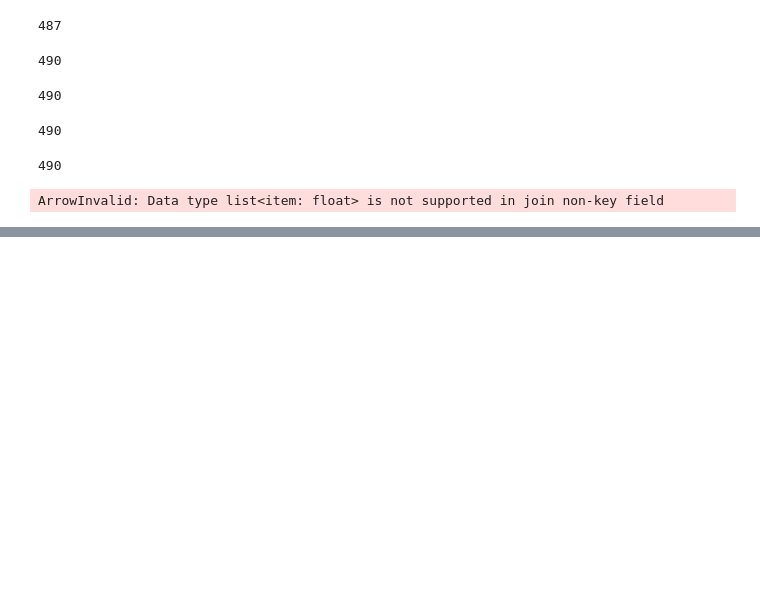
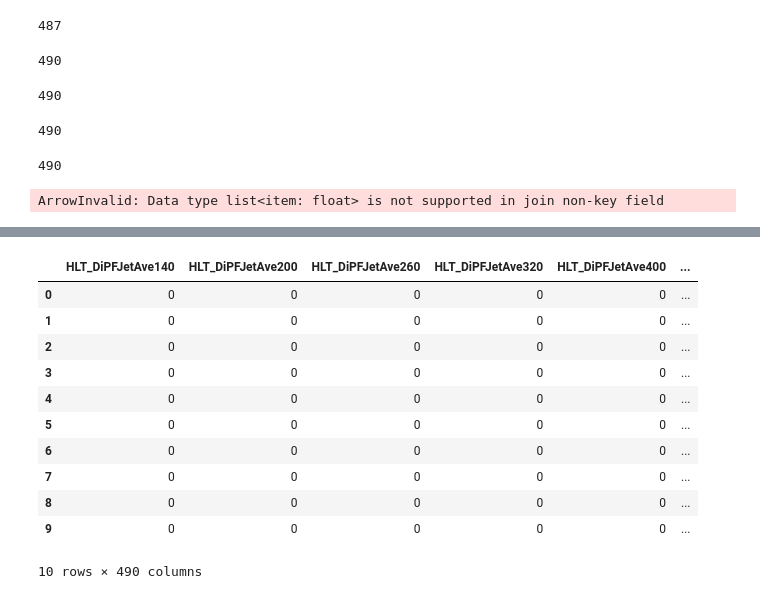
Before and after one commit to JayjeetAtGithub/nanoevents-joins, a Jupyter notebook: joins.ipynb, the cells around one changed output, grey strips where cells are left out. Saved outputs shown, nothing was run; the diff lists cells and outputs as text; code cells hidden in the pictures; blank space fills up the shorter version.

```diff
--- a/joins.ipynb
+++ b/joins.ipynb
@@ -63,0 +83,15 @@ ArrowInvalid: Data type list<item: float> is not supported in join non-key field
+# %%
+df2
+# %% [output]
+|  | HLT_DiPFJetAve140 | HLT_DiPFJetAve200 | HLT_DiPFJetAve260 | HLT_DiPFJetAve320 | HLT_DiPFJetAve400 | ... |
+| 0 | 0 | 0 | 0 | 0 | 0 | ... |
+| 1 | 0 | 0 | 0 | 0 | 0 | ... |
+| 2 | 0 | 0 | 0 | 0 | 0 | ... |
+| 3 | 0 | 0 | 0 | 0 | 0 | ... |
+| 4 | 0 | 0 | 0 | 0 | 0 | ... |
+| 5 | 0 | 0 | 0 | 0 | 0 | ... |
+| 6 | 0 | 0 | 0 | 0 | 0 | ... |
+| 7 | 0 | 0 | 0 | 0 | 0 | ... |
+| 8 | 0 | 0 | 0 | 0 | 0 | ... |
+| 9 | 0 | 0 | 0 | 0 | 0 | ... |
+10 rows × 490 columns
```
Also changed, not shown: parts of 4 cells of this notebook.
